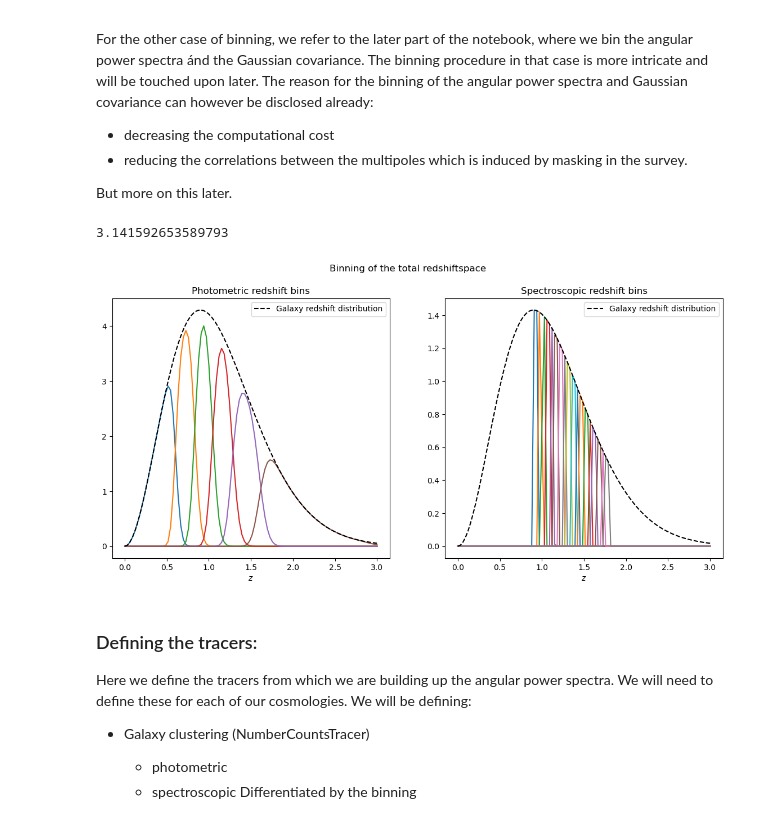
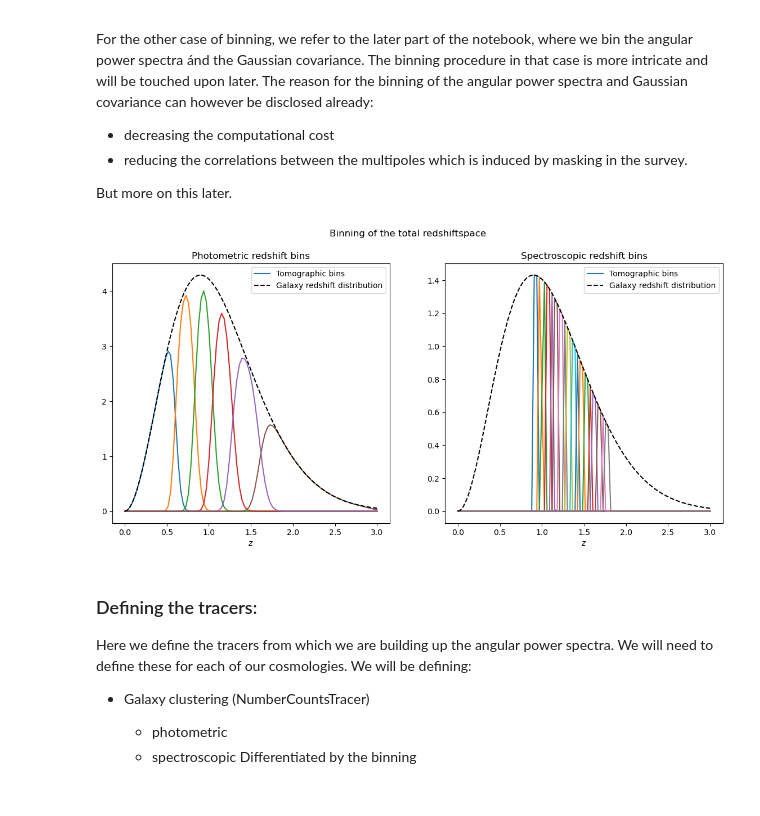
Before and after one commit to XanderHenrik/Masters-Project, a Jupyter notebook: notebooks/identifiability_test.ipynb, the cells around one changed output. Drawn from its saved outputs; the diff is of its cells as text; code cells hidden in the pictures.

```diff
--- a/notebooks/identifiability_test.ipynb
+++ b/notebooks/identifiability_test.ipynb
@@ -100,37 +101,36 @@ dndz = glass.observations.smail_nz(z, z_mode=0.9, alpha=2., beta=1.5)
 dndz_phot = dndz * n_bar_phot
 zbins = glass.observations.equal_dens_zbins(z, dndz_phot, nbins=6)
 phot_tomo_bins = glass.observations.tomo_nz_gausserr(z, dndz_phot, 0.03, zbins) # Where the bin error is 0.03
 
 # Spectroscopic:
 n_bar_spec = n_bar/18
 dndz_spec = dndz * n_bar_spec
 spec_z = (np.heaviside((z - 0.9), 1) - np.heaviside((z - 1.8), 1)) * dndz_spec
 spec_zbins = glass.observations.fixed_zbins(zmin=0.9, zmax=1.8, dz=0.05)
 spec_tomo_bins = glass.observations.tomo_nz_gausserr(z, spec_z, 0.0003, spec_zbins)
 
 # We now visualize the redshift binning:
 fig, axes = plt.subplots(figsize=(14, 6), nrows=1, ncols=2)
 plt.suptitle("Binning of the total redshiftspace")
 
 # Show the photometric bins in a plot:
 axes[0].set_title("Photometric redshift bins")
 for i in range(len(phot_tomo_bins)):
-    axes[0].plot(z, phot_tomo_bins[i])
+    axes[0].plot(z, phot_tomo_bins[i], label="Tomographic bins" if i == 0 else "")
 axes[0].plot(z, dndz_phot, 'k--', label='Galaxy redshift distribution')
 axes[0].legend()
 axes[0].set_xlabel("$z$")
 
 # Show the spectroscopic bins in a plot:
 axes[1].set_title("Spectroscopic redshift bins")
 for i in range(len(spec_tomo_bins)):
-    axes[1].plot(z, spec_tomo_bins[i])
+    axes[1].plot(z, spec_tomo_bins[i], label="Tomographic bins" if i == 0 else "")
 axes[1].plot(z, dndz_spec, 'k--', label='Galaxy redshift distribution')
 axes[1].legend()
 axes[1].set_xlabel("$z$")
 plt.show()
 # %% [output]
-3.141592653589793
-[figure, old version]
+[figure, new version]
 # %% [markdown]
 ### Defining the tracers:
 Here we define the tracers from which we are building up the angular power spectra. We will need to define these for each of our cosmologies. We will be defining:
```
Also changed, not shown: parts of 15 cells of this notebook.
